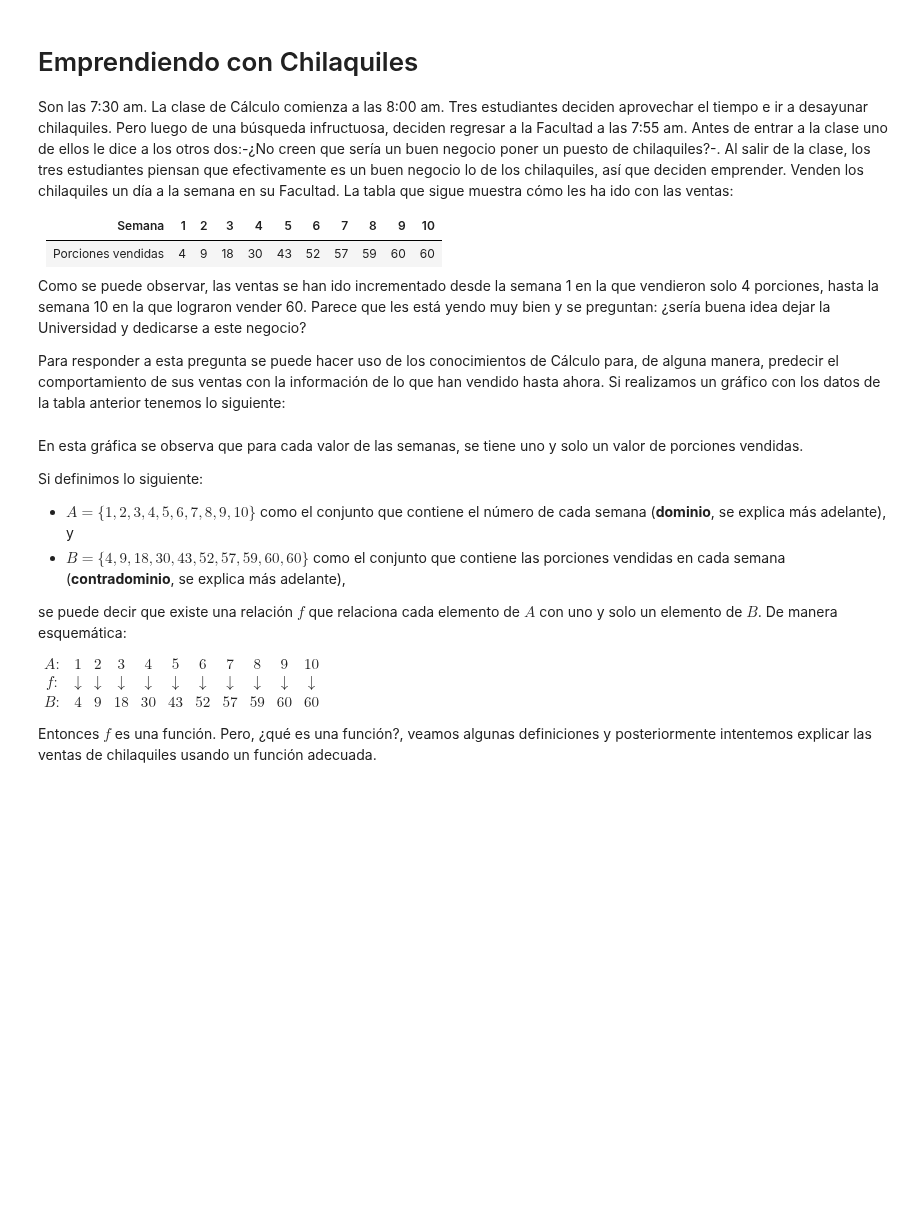
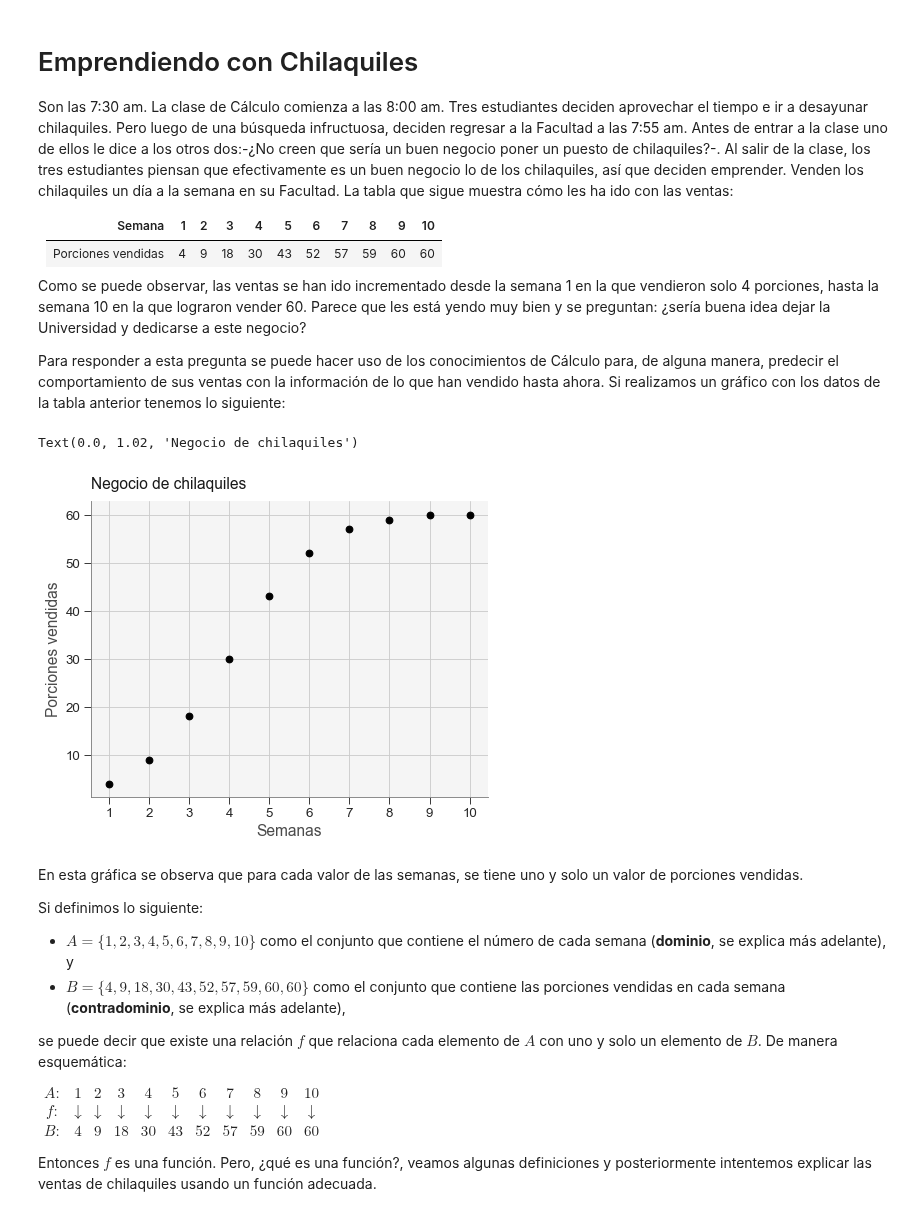
Before and after one commit to luiggix/macti_notes, a Jupyter notebook: Funciones/01_Funciones.ipynb, the cells around one changed output. Saved outputs shown, nothing was run; the diff lists cells and outputs as text; code cells hidden in the pictures; blank space fills up the shorter version.

```diff
--- a/Funciones/01_Funciones.ipynb
+++ b/Funciones/01_Funciones.ipynb
@@ -43,20 +44,21 @@ import matplotlib.pyplot as plt
 # %%
 # lista que contiene el número de la semana en orden ascendente
-semanas   = [ 1, 2, 3, 4, 5, 6, 7, 8, 9,10]
+semanas   = [1, 2, 3, 4, 5, 6, 7, 8, 9,10]
+
 # lista que contiene el número de porciones conforme al número correspondiente de la semana
-porciones = [ 4, 9,18,30,43,52,57,59,60,60]
+porciones = [4, 9, 18, 30, 43, 52, 57, 59, 60, 60]
 
 #Realizamos la gráfica correspondiente.
 plt.plot(semanas,porciones,"o")
-#Activamos el mallado en la gráfica.
-plt.grid()
-#Asignamos un nombre al eje X; además asignamos una escala apropiada para el eje X.
-plt.xlabel("Semanas")
+
+# Configuración de la gráfica
+plt.xlabel("Semanas") #Asignamos un nombre al eje x.
 plt.xticks(semanas)
-#Asignamos un nombre para el eje Y.
-plt.ylabel("Porciones vendidas")
-#Asignamos un titulo a la gráfica.
-plt.title("Negocio de chilaquiles")
+plt.ylabel("Porciones vendidas") #Asignamos un nombre para el eje y.
+plt.title("Negocio de chilaquiles") #Asignamos un título a la gráfica.
+# %% [output]
+Text(0.0, 1.02, 'Negocio de chilaquiles')
+[figure, added]
 # %% [markdown]
 En esta gráfica se observa que para cada valor de las semanas, se tiene uno y solo un valor de porciones vendidas.
 
```
Also changed, not shown: parts of 10 cells of this notebook, 12 other files.
